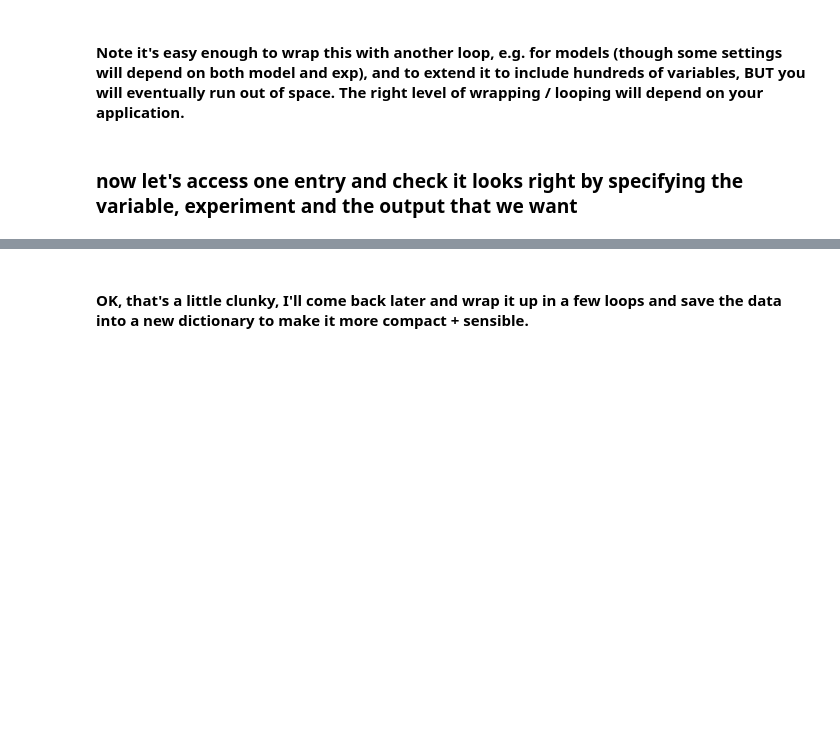
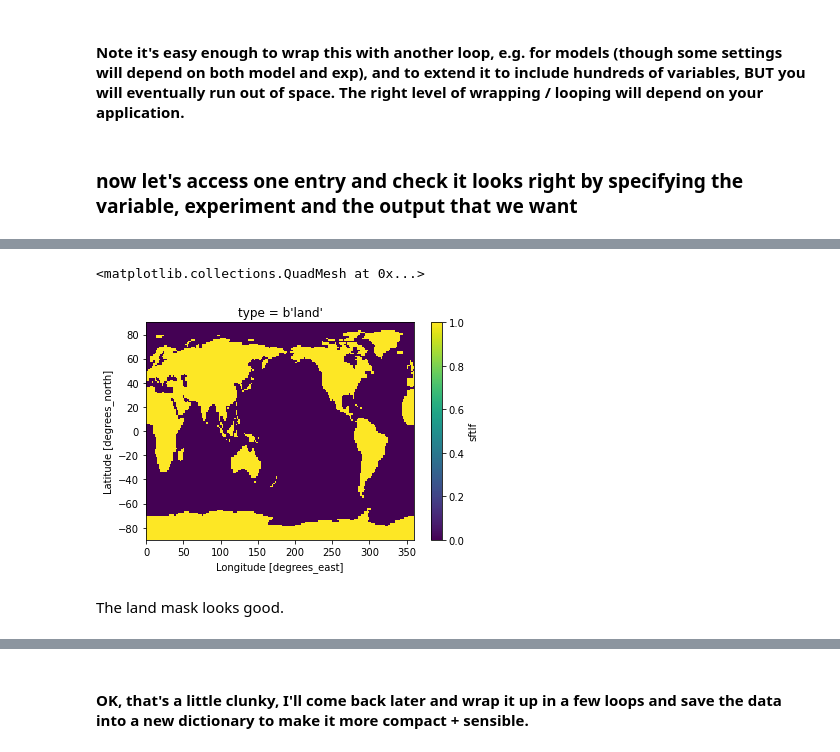
Before and after one commit to pjirvine/xarray_example, a Jupyter notebook: efficacy_metric.ipynb, the cells around one changed output, grey strips where cells are left out. Drawn from its saved outputs; the diff is of its cells as text; code cells hidden in the pictures; blank space fills up the shorter version.

```diff
--- a/efficacy_metric.ipynb
+++ b/efficacy_metric.ipynb
@@ -114,9 +127,24 @@ Let's get the area and land area for UKESM
 ds_area, ds_land = get_fixed('MOHC','UKESM1-0-LL','r1i1p1f2')
 # Let's define a data array for the area weight of the gridcells
 da_weight = ds_area['areacella'] / ds_area['areacella'].sum()
-da_weight = da_weight.rename(new_name_or_name_dict='area_weight') # don't really need to do this but why not.
+da_weight = da_weight.rename(new_name_or_name_dict='area_weight') # we don't really need to do this but why not.
+# now if we inspect the da_weight variable we'll see that it's a data array containing a variable: "area_weight"
 
 # now for land area
 da_land_area = ds_area['areacella'] * ds_land['sftlf'] * 0.01 # 0.01 is needed as land fraction is a percentage
 da_land_weight = da_land_area / da_land_area.sum()
-da_land_weight = da_weight.rename(new_name_or_name_dict='land_area_weight')
+da_land_weight = da_land_weight.rename(new_name_or_name_dict='land_area_weight')
+
+# now let's do a land mask,
+da_land_1_mask = ds_land['sftlf'] > 1 # we'll be generous and count any place with >1% land in a grid cell
+da_land_50_mask = ds_land['sftlf'] > 50 # 50%
+da_land_99_mask = ds_land['sftlf'] > 99 # 99%
+
+## TO DO add +/- 66.3 mask so that Antarctic and Arctic are excluded.
+# %%
+da_land_50_mask.plot()
+# %% [output]
+<matplotlib.collections.QuadMesh at 0x...>
+[figure, added]
+# %% [markdown]
+The land mask looks good.
```
Also changed, not shown: parts of 31 cells of this notebook, 1 other file.
